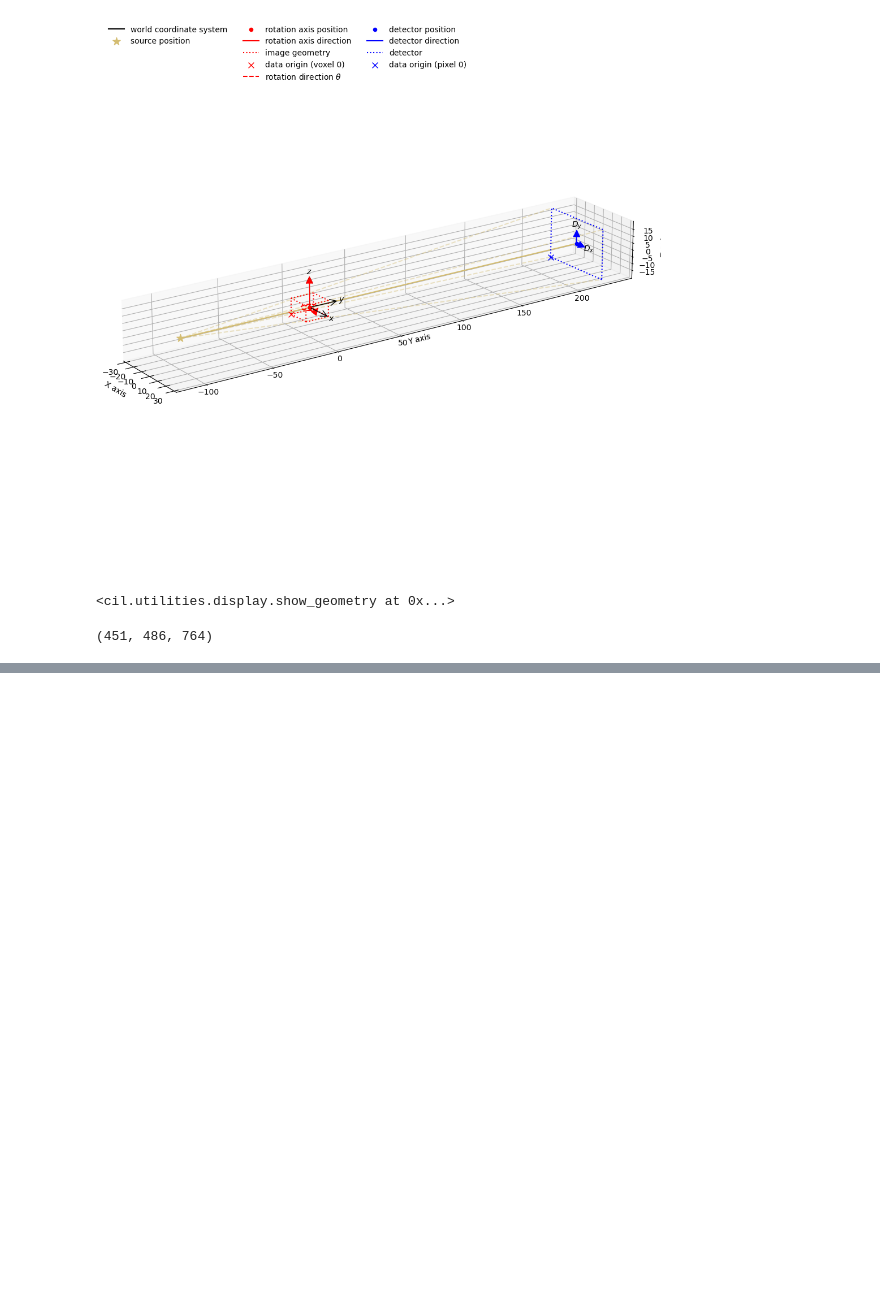
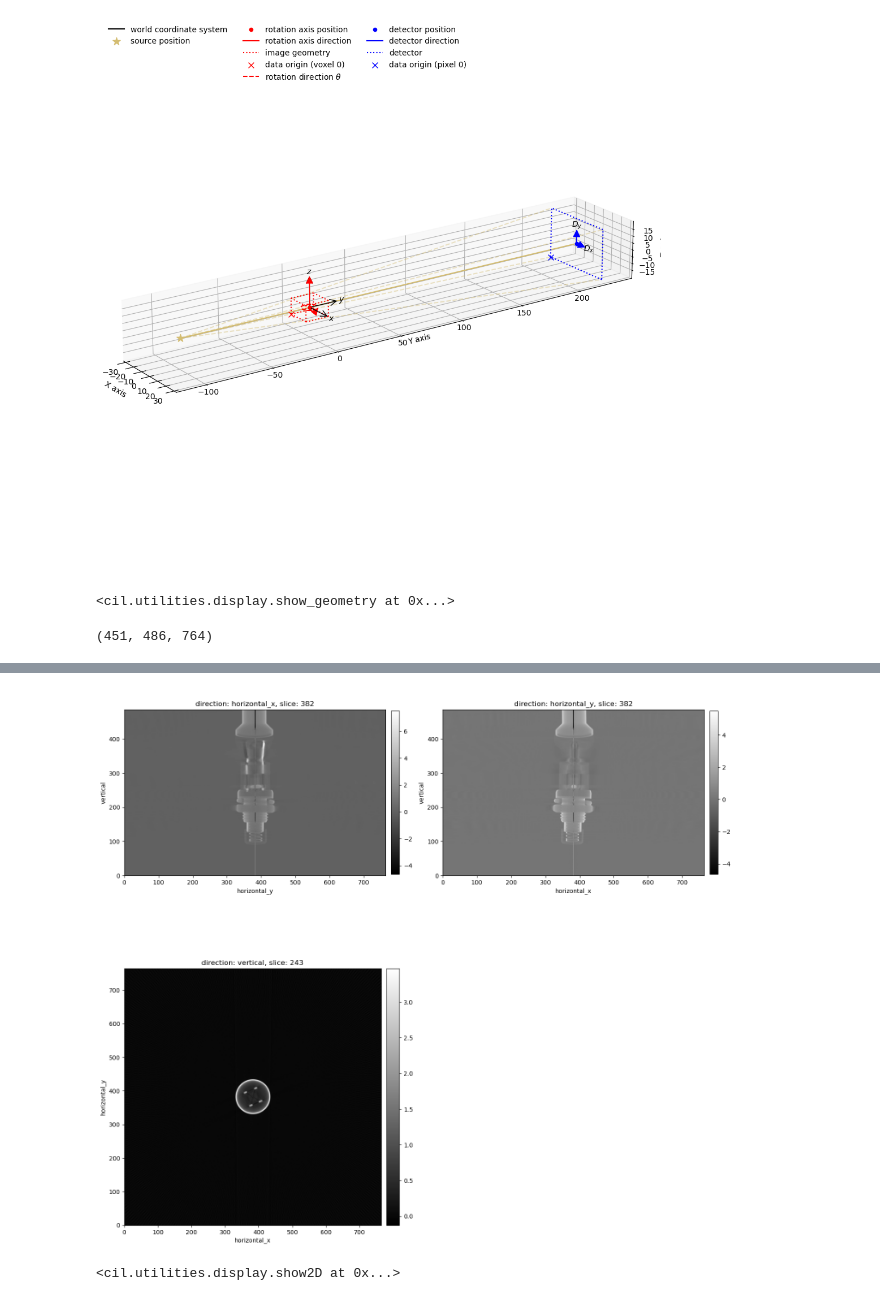
Before and after one commit to tleissner/cil-import-bruker, a Jupyter notebook: bruker2cil.ipynb, the cells around one changed output, grey strips where cells are left out. Saved outputs shown, nothing was run; the diff lists cells and outputs as text; code cells hidden in the pictures; blank space fills up the shorter version.

```diff
--- a/bruker2cil.ipynb
+++ b/bruker2cil.ipynb
@@ -136,6 +134,9 @@ Error:
 # %%
 # Display data
-show2D(recon, slice_list=[('horizontal_x', np.floor_divide(ig.shape[2],2)),('horizontal_y', np.floor_divide(ig.shape[1],2)), ('vertical', np.floor_divide(ig.shape[0],2))],fix_range=True)
+show2D(recon, slice_list=[('horizontal_x', np.floor_divide(ig.shape[2],2)),('horizontal_y', np.floor_divide(ig.shape[1],2)), ('vertical', np.floor_divide(ig.shape[0],2))])
+# %% [output]
+[figure, added]
+<cil.utilities.display.show2D at 0x...>
 # %%
 # Save data
 subfolder = dataset_prefix
```
Also changed, not shown: parts of 8 cells of this notebook.
